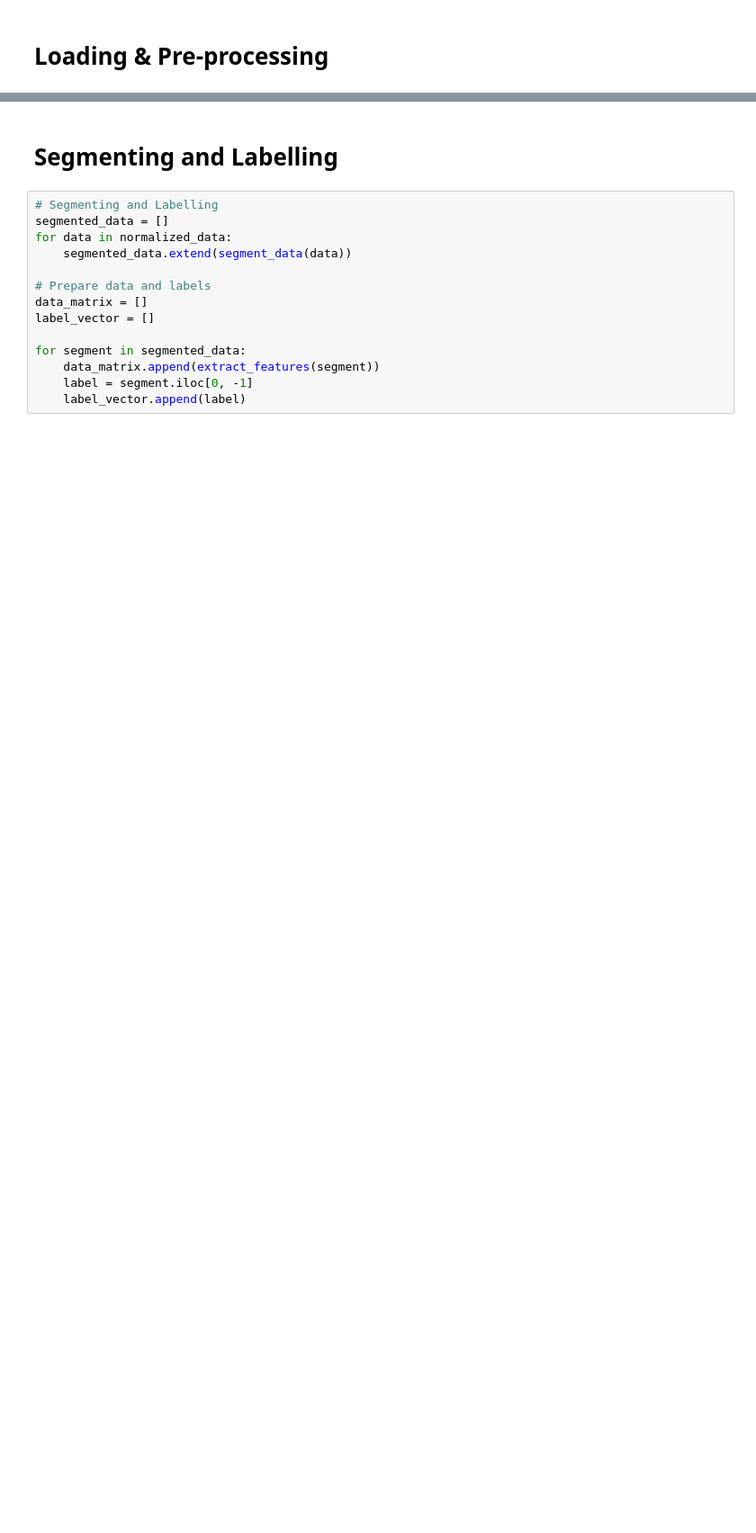
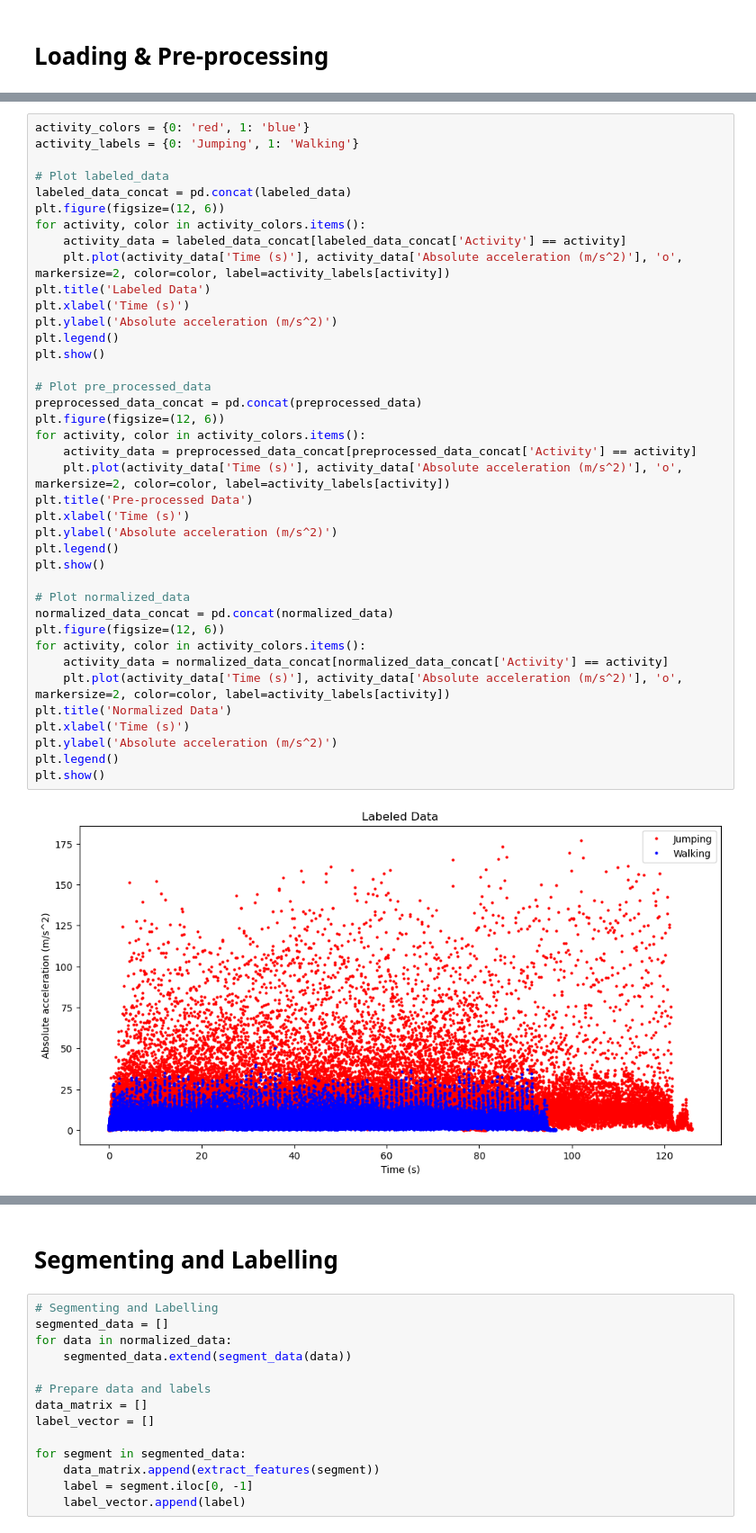
Before and after one commit to aghassel/Activity-Tracking-Project, a Jupyter notebook: features_classification.ipynb, the cells around one changed output, grey strips where cells are left out. Shown: that part at 90% size. Drawn from its saved outputs; the diff is of its cells as text; blank space fills up the shorter version.

```diff
--- a/features_classification.ipynb
+++ b/features_classification.ipynb
@@ -132,0 +184,41 @@ normalized_data = [normalize_data(df) for df in preprocessed_data]
+# %%
+activity_colors = {0: 'red', 1: 'blue'}
+activity_labels = {0: 'Jumping', 1: 'Walking'}
+
+# Plot labeled_data
+labeled_data_concat = pd.concat(labeled_data)
+plt.figure(figsize=(12, 6))
+for activity, color in activity_colors.items():
+    activity_data = labeled_data_concat[labeled_data_concat['Activity'] == activity]
+    plt.plot(activity_data['Time (s)'], activity_data['Absolute acceleration (m/s^2)'], 'o', markersize=2, color=color, label=activity_labels[activity])
+plt.title('Labeled Data')
+plt.xlabel('Time (s)')
+plt.ylabel('Absolute acceleration (m/s^2)')
+plt.legend()
+plt.show()
+
+# Plot pre_processed_data
+preprocessed_data_concat = pd.concat(preprocessed_data)
+plt.figure(figsize=(12, 6))
+for activity, color in activity_colors.items():
+    activity_data = preprocessed_data_concat[preprocessed_data_concat['Activity'] == activity]
+    plt.plot(activity_data['Time (s)'], activity_data['Absolute acceleration (m/s^2)'], 'o', markersize=2, color=color, label=activity_labels[activity])
+plt.title('Pre-processed Data')
+plt.xlabel('Time (s)')
+plt.ylabel('Absolute acceleration (m/s^2)')
+plt.legend()
+plt.show()
+
+# Plot normalized_data
+normalized_data_concat = pd.concat(normalized_data)
+plt.figure(figsize=(12, 6))
+for activity, color in activity_colors.items():
+    activity_data = normalized_data_concat[normalized_data_concat['Activity'] == activity]
+    plt.plot(activity_data['Time (s)'], activity_data['Absolute acceleration (m/s^2)'], 'o', markersize=2, color=color, label=activity_labels[activity])
+plt.title('Normalized Data')
+plt.xlabel('Time (s)')
+plt.ylabel('Absolute acceleration (m/s^2)')
+plt.legend()
+plt.show()
+# %% [output]
+[figure, added]
```
Also changed, not shown: parts of 18 cells of this notebook.
